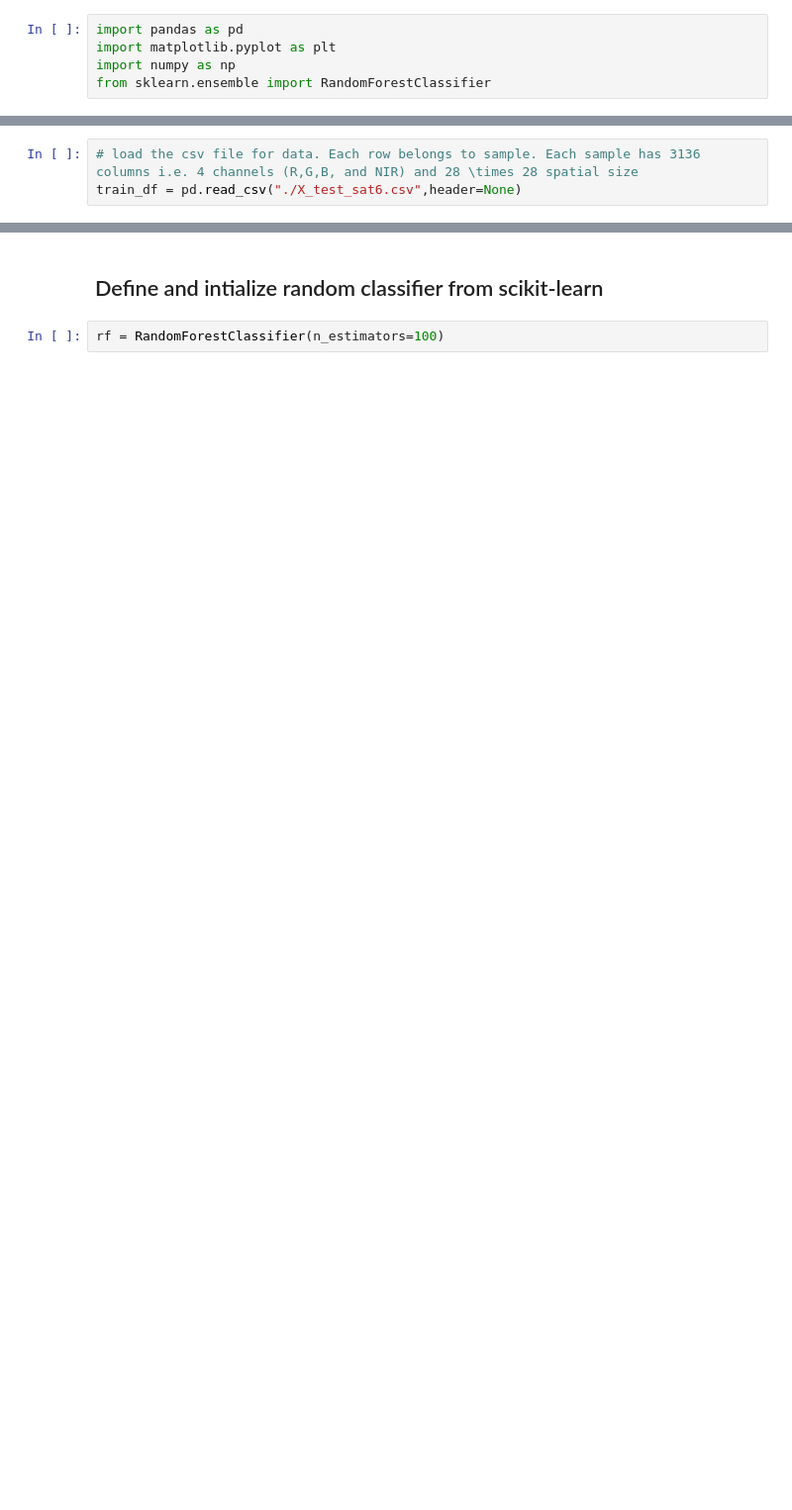
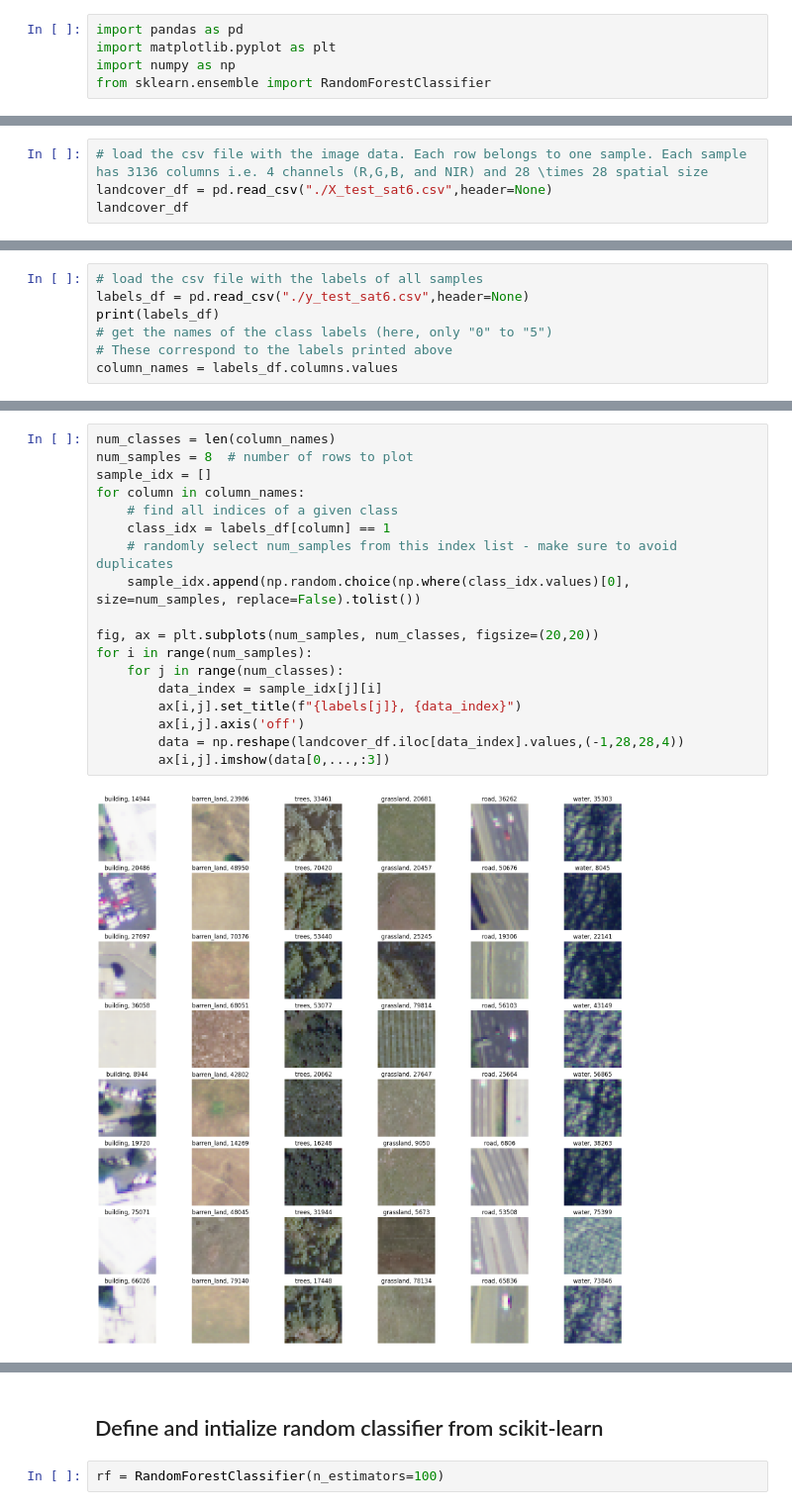
Before and after one commit to pvw98/homework1, a Jupyter notebook: remote_sensing/Random_forest_classifier_on_remote_sensing_image.ipynb, the cells around one changed output, grey strips where cells are left out. Shown at 99% size. Cells and saved outputs as stored; diff of their text form; blank space fills up the shorter version.

```diff
--- a/remote_sensing/Random_forest_classifier_on_remote_sensing_image.ipynb
+++ b/remote_sensing/Random_forest_classifier_on_remote_sensing_image.ipynb
@@ -41,3 +64,4 @@ sat6annotations.csv 100%[===================>]     120  --.-KB/s    in 0s
 # %%
-# load the csv file for data. Each row belongs to sample. Each sample has 3136 columns i.e. 4 channels (R,G,B, and NIR) and 28 \times 28 spatial size
-train_df = pd.read_csv("./X_test_sat6.csv",header=None)
+# load the csv file with the image data. Each row belongs to one sample. Each sample has 3136 columns i.e. 4 channels (R,G,B, and NIR) and 28 \times 28 spatial size
+landcover_df = pd.read_csv("./X_test_sat6.csv",header=None)
+landcover_df
@@ -65,0 +97,7 @@ column_vals = labels_train_df.columns.values
+# %%
+# load the csv file with the labels of all samples
+labels_df = pd.read_csv("./y_test_sat6.csv",header=None)
+print(labels_df)
+# get the names of the class labels (here, only "0" to "5")
+# These correspond to the labels printed above
+column_names = labels_df.columns.values
@@ -66 +121,21 @@ column_vals = labels_train_df.columns.values
+# %%
+num_classes = len(column_names)
+num_samples = 8  # number of rows to plot
+sample_idx = []
+for column in column_names:
+    # find all indices of a given class
+    class_idx = labels_df[column] == 1
+    # randomly select num_samples from this index list - make sure to avoid duplicates
+    sample_idx.append(np.random.choice(np.where(class_idx.values)[0], size=num_samples, replace=False).tolist())
+
+fig, ax = plt.subplots(num_samples, num_classes, figsize=(20,20))
+for i in range(num_samples):
+    for j in range(num_classes):
+        data_index = sample_idx[j][i]
+        ax[i,j].set_title(f"{labels[j]}, {data_index}")
+        ax[i,j].axis('off')
+        data = np.reshape(landcover_df.iloc[data_index].values,(-1,28,28,4))
+        ax[i,j].imshow(data[0,...,:3])
+# %% [output]
+[figure, added]
 # %% [markdown]
```
Also changed, not shown: parts of 35 cells of this notebook.
